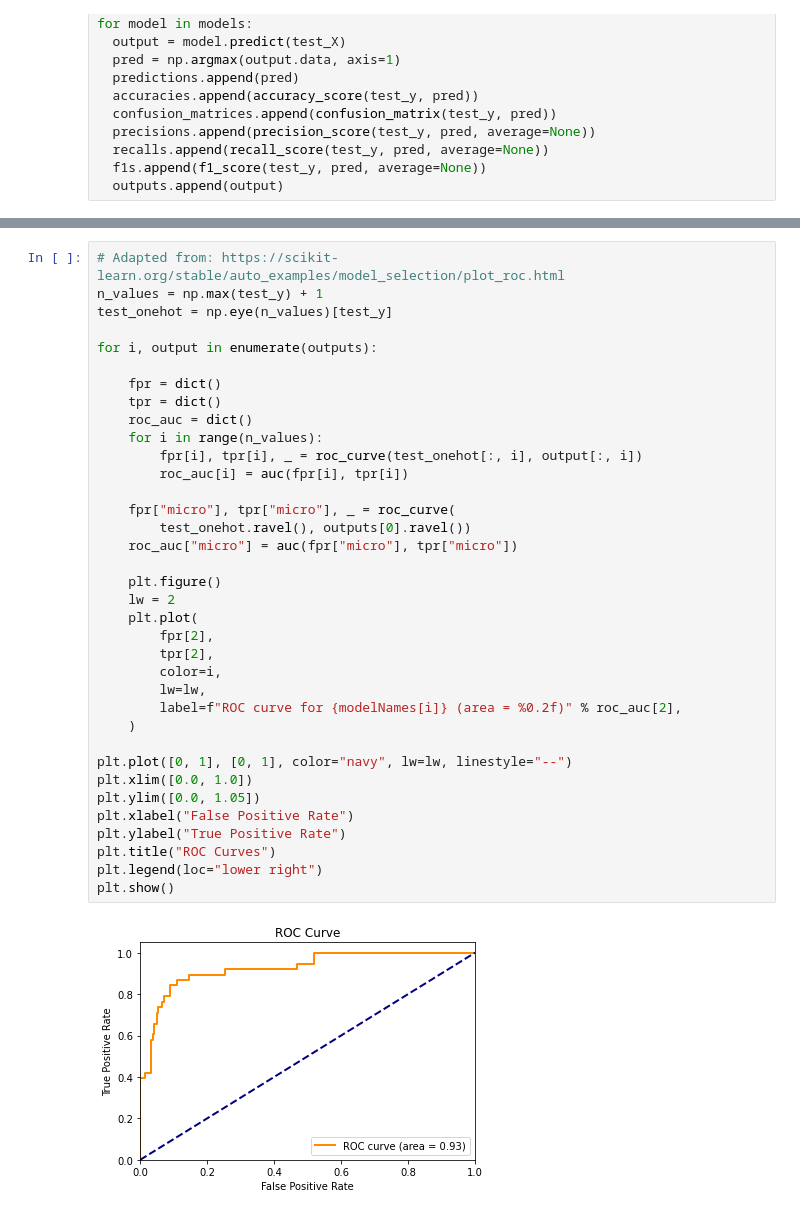
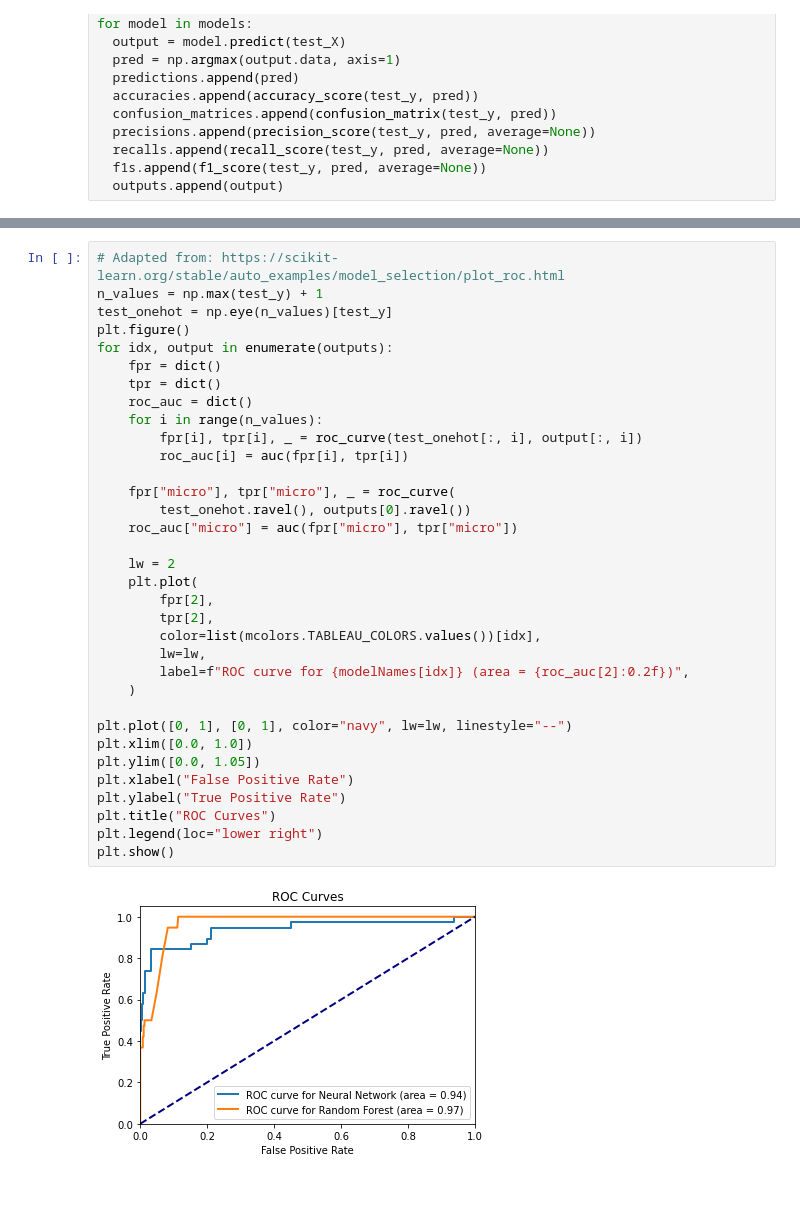
Before and after one commit to nammyk789/ECS271-project, a Jupyter notebook: evaluation.ipynb, the cells around one changed output, grey strips where cells are left out. Saved outputs shown, nothing was run; the diff lists cells and outputs as text.

```diff
--- a/evaluation.ipynb
+++ b/evaluation.ipynb
@@ -77,37 +85,35 @@ for i in range(len(models)):
 # Adapted from: https://scikit-learn.org/stable/auto_examples/model_selection/plot_roc.html
 n_values = np.max(test_y) + 1
 test_onehot = np.eye(n_values)[test_y]
-
-for i, output in enumerate(outputs):
-
+plt.figure()
+for idx, output in enumerate(outputs):
     fpr = dict()
     tpr = dict()
     roc_auc = dict()
     for i in range(n_values):
         fpr[i], tpr[i], _ = roc_curve(test_onehot[:, i], output[:, i])
         roc_auc[i] = auc(fpr[i], tpr[i])
 
     fpr["micro"], tpr["micro"], _ = roc_curve(
         test_onehot.ravel(), outputs[0].ravel())
     roc_auc["micro"] = auc(fpr["micro"], tpr["micro"])
 
-    plt.figure()
     lw = 2
     plt.plot(
         fpr[2],
         tpr[2],
-        color=i,
+        color=list(mcolors.TABLEAU_COLORS.values())[idx],
         lw=lw,
-        label=f"ROC curve for {modelNames[i]} (area = %0.2f)" % roc_auc[2],
+        label=f"ROC curve for {modelNames[idx]} (area = {roc_auc[2]:0.2f})",
     )
 
 plt.plot([0, 1], [0, 1], color="navy", lw=lw, linestyle="--")
 plt.xlim([0.0, 1.0])
 plt.ylim([0.0, 1.05])
 plt.xlabel("False Positive Rate")
 plt.ylabel("True Positive Rate")
 plt.title("ROC Curves")
 plt.legend(loc="lower right")
 plt.show()
 # %% [output]
-[figure, old version]
+[figure, new version]
```
Also changed, not shown: parts of 7 cells of this notebook.
